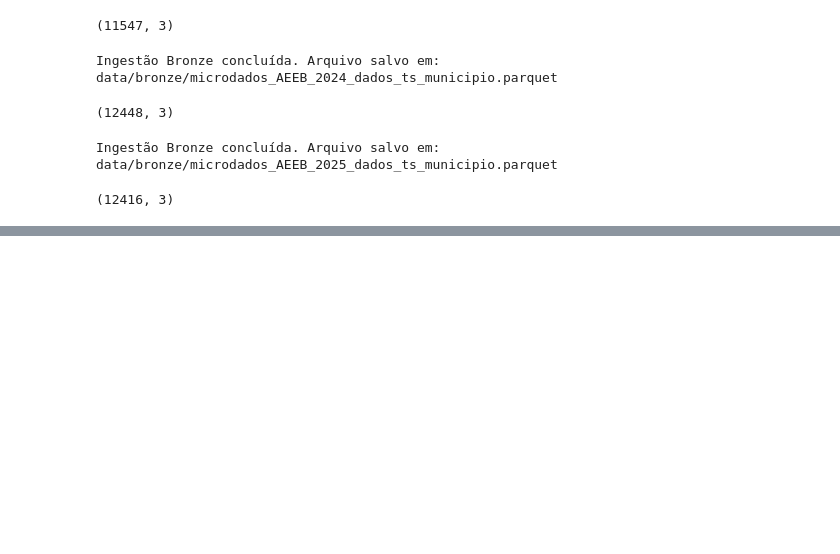
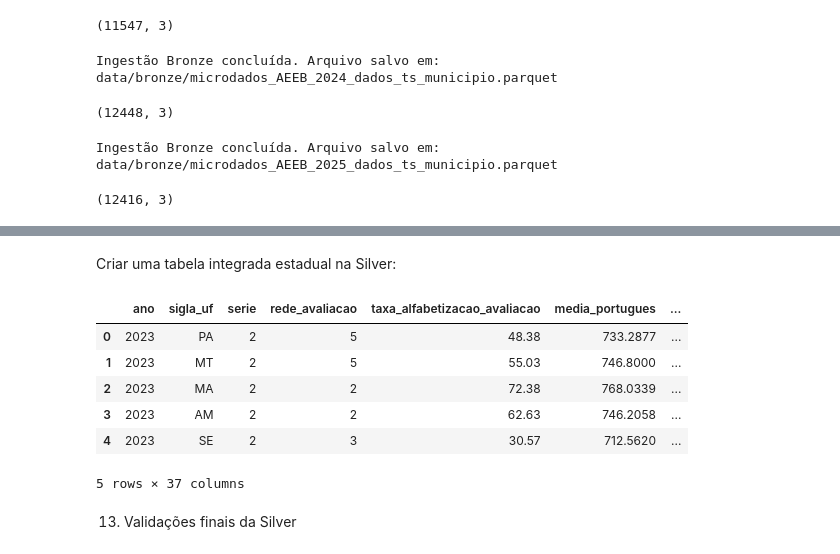
Before and after one commit to EdsonDoro/TechChallenge-Fase2, a Jupyter notebook: etl.ipynb, the cells around one changed output, grey strips where cells are left out. Saved outputs shown, nothing was run; the diff lists cells and outputs as text; code cells hidden in the pictures; blank space fills up the shorter version.

```diff
--- a/etl.ipynb
+++ b/etl.ipynb
@@ -426,0 +812,37 @@ Aplicação das regras de qualidade.
+# %% [markdown]
+Criar uma tabela integrada estadual na Silver:
+# %%
+meta_uf = pd.read_parquet(
+    SILVER_PATH / "silver_meta_alfabetizacao_uf.parquet"
+)
+
+avaliacao_uf = pd.read_parquet(
+    SILVER_PATH / "silver_avaliacao_alfabetizacao_uf.parquet"
+)
+
+silver_indicador_uf = avaliacao_uf.merge(
+    meta_uf,
+    on=["ano", "sigla_uf"],
+    how="left",
+    suffixes=("_avaliacao", "_meta")
+)
+
+silver_indicador_uf["_data_processamento"] = datetime.now()
+silver_indicador_uf["_camada_origem"] = "silver"
+
+silver_indicador_uf.to_parquet(
+    SILVER_PATH / "silver_indicador_uf.parquet",
+    index=False
+)
+
+silver_indicador_uf.head()
+# %% [output]
+|  | ano | sigla_uf | serie | rede_avaliacao | taxa_alfabetizacao_avaliacao | media_portugues | ... |
+| 0 | 2023 | PA | 2 | 5 | 48.38 | 733.2877 | ... |
+| 1 | 2023 | MT | 2 | 5 | 55.03 | 746.8000 | ... |
+| 2 | 2023 | MA | 2 | 2 | 72.38 | 768.0339 | ... |
+| 3 | 2023 | AM | 2 | 2 | 62.63 | 746.2058 | ... |
+| 4 | 2023 | SE | 2 | 3 | 30.57 | 712.5620 | ... |
+5 rows × 37 columns
+# %% [markdown]
+13. Validações finais da Silver
```
Also changed, not shown: parts of 17 cells of this notebook, 27 other files.
